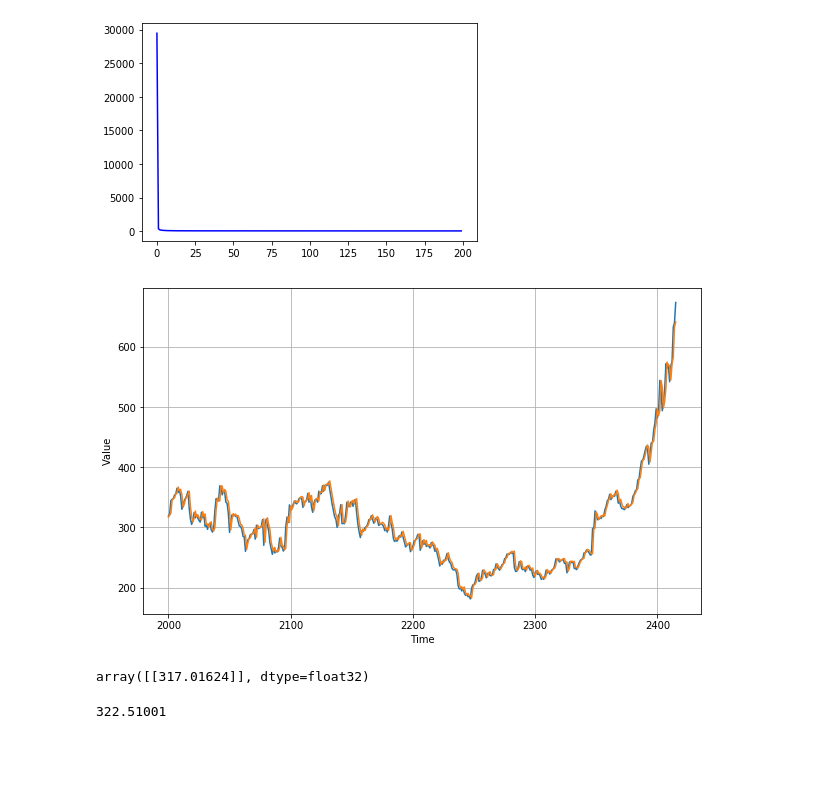
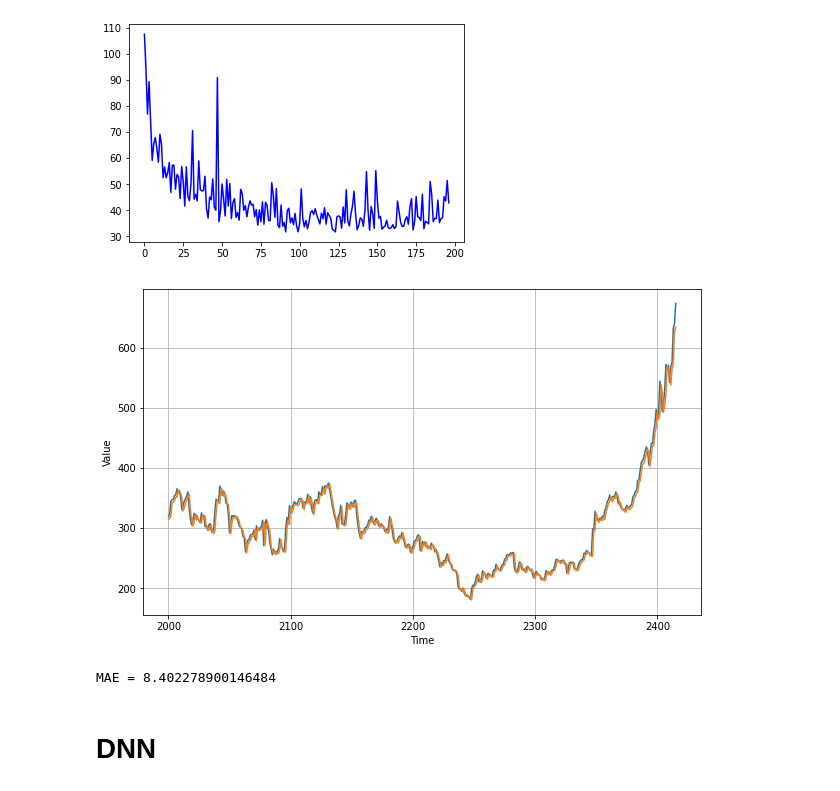
Before and after one commit to yacinebouaouni/Tensorflow-Certification, a Jupyter notebook: Timeseries/Stocks-Prediction.ipynb, the cells around one changed output. Saved outputs shown, nothing was run; the diff lists cells and outputs as text; code cells hidden in the pictures; blank space fills up the shorter version.

Commit message:
Stock Prediction

```diff
--- a/Timeseries/Stocks-Prediction.ipynb
+++ b/Timeseries/Stocks-Prediction.ipynb
@@ -87,16 +81,11 @@ Epoch 6/200
 # %%
-loss = history.history['loss']
+loss = history.history['loss'][3:]
 epochs = range(len(loss))
 plt.plot(epochs, loss, 'b', label='Training Loss')
 plt.show()
 # %% [output]
-[figure, old version]
+[figure, new version]
 # %%
-def plot_series(time, series, format="-", start=0, end=None):
-    plt.plot(time[start:end], series[start:end], format)
-    plt.xlabel("Time")
-    plt.ylabel("Value")
-    plt.grid(True)
 
 forecast = []
 
@@ -112,12 +101,10 @@ plt.figure(figsize=(10, 6))
 plot_series(time_valid, x_valid)
 plot_series(time_valid, results)
 # %% [output]
-[figure, old version]
+[figure, new version]
-# %%
-model.predict(prices[1990:2000][np.newaxis])
-# %% [output]
-array([[317.01624]], dtype=float32)
-# %%
-prices[2001]
-# %% [output]
-322.51001
+# %%
+print('MAE = {}'.format(tf.keras.metrics.mean_absolute_error(x_valid, results).numpy()))
+# %% [output]
+MAE = 8.402278900146484
+# %% [markdown]
+# **DNN**
```
Also changed, not shown: parts of 17 cells of this notebook.
